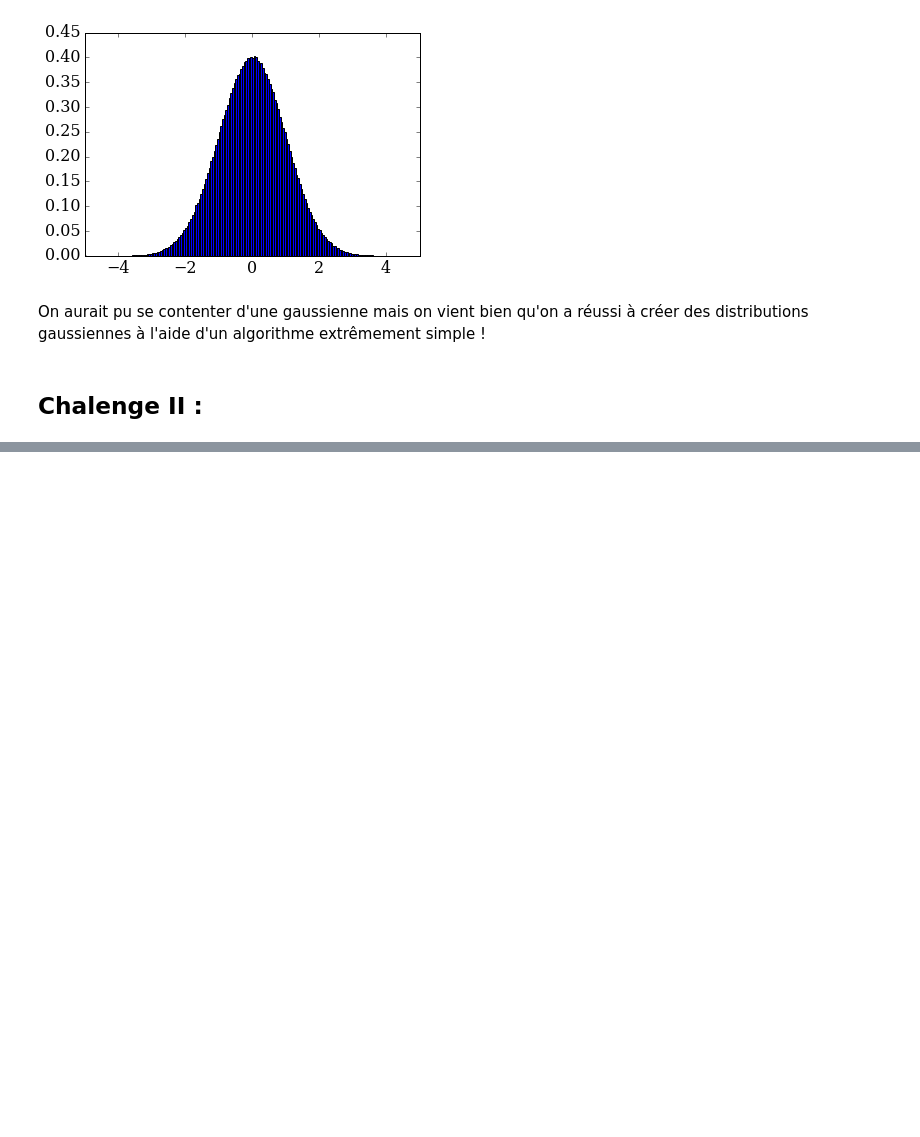
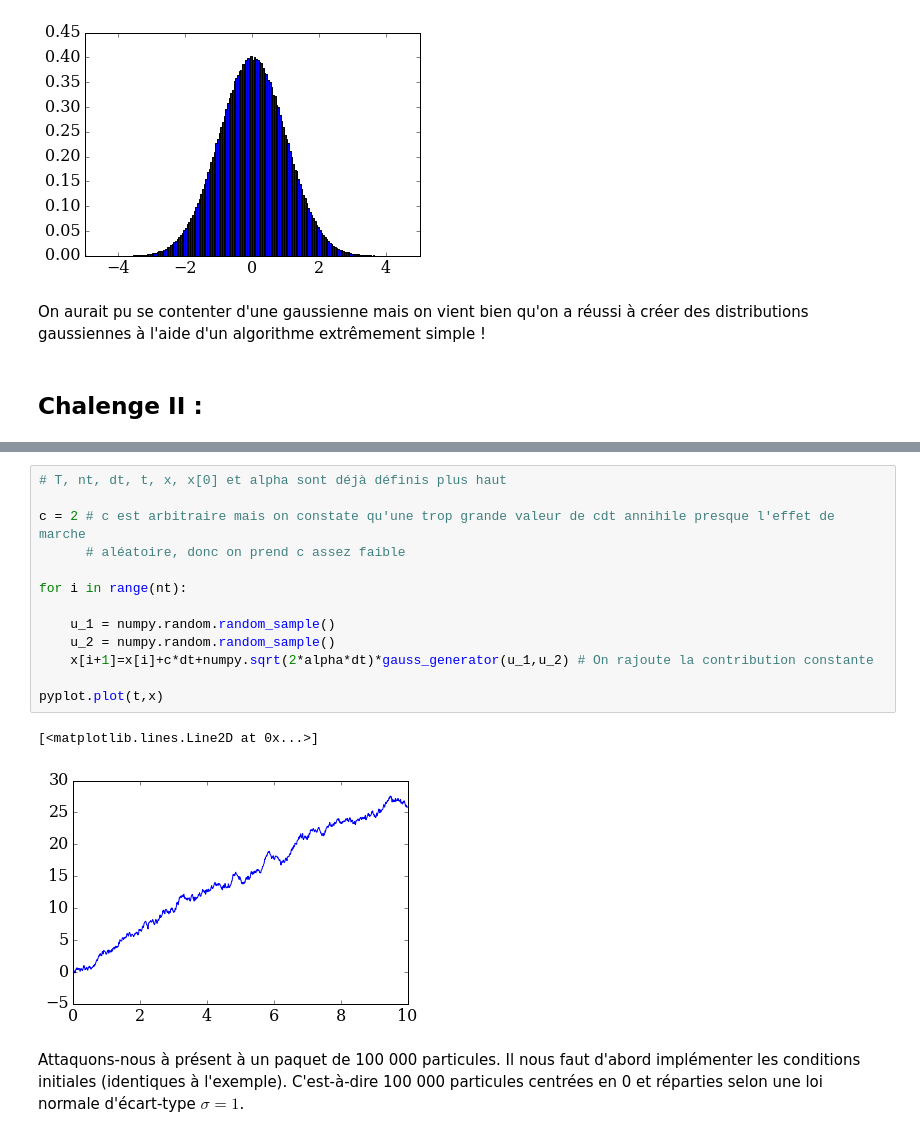
Before and after one commit to Regaban/numerical-mooc, a Jupyter notebook: working/Module 6 - THE LAST ONE.ipynb, the cells around one changed output, grey strips where cells are left out. Cells and saved outputs as stored; diff of their text form; blank space fills up the shorter version.

```diff
--- a/working/Module 6 - THE LAST ONE.ipynb
+++ b/working/Module 6 - THE LAST ONE.ipynb
@@ -176,0 +223,18 @@ On aurait pu se contenter d'une gaussienne mais on vient bien qu'on a réussi à
+# %%
+# T, nt, dt, t, x, x[0] et alpha sont déjà définis plus haut
+
+c = 2 # c est arbitraire mais on constate qu'une trop grande valeur de cdt annihile presque l'effet de marche
+      # aléatoire, donc on prend c assez faible
+
+for i in range(nt):
+
+    u_1 = numpy.random.random_sample()
+    u_2 = numpy.random.random_sample()
+    x[i+1]=x[i]+c*dt+numpy.sqrt(2*alpha*dt)*gauss_generator(u_1,u_2) # On rajoute la contribution constante
+
+pyplot.plot(t,x)
+# %% [output]
+[<matplotlib.lines.Line2D at 0x...>]
+[figure, added]
+# %% [markdown]
+Attaquons-nous à présent à un paquet de 100 000 particules. Il nous faut d'abord implémenter les conditions initiales (identiques à l'exemple). C'est-à-dire 100 000 particules centrées en 0 et réparties selon une loi normale d'écart-type $\sigma = 1$.
```
Also changed, not shown: parts of 23 cells of this notebook.
